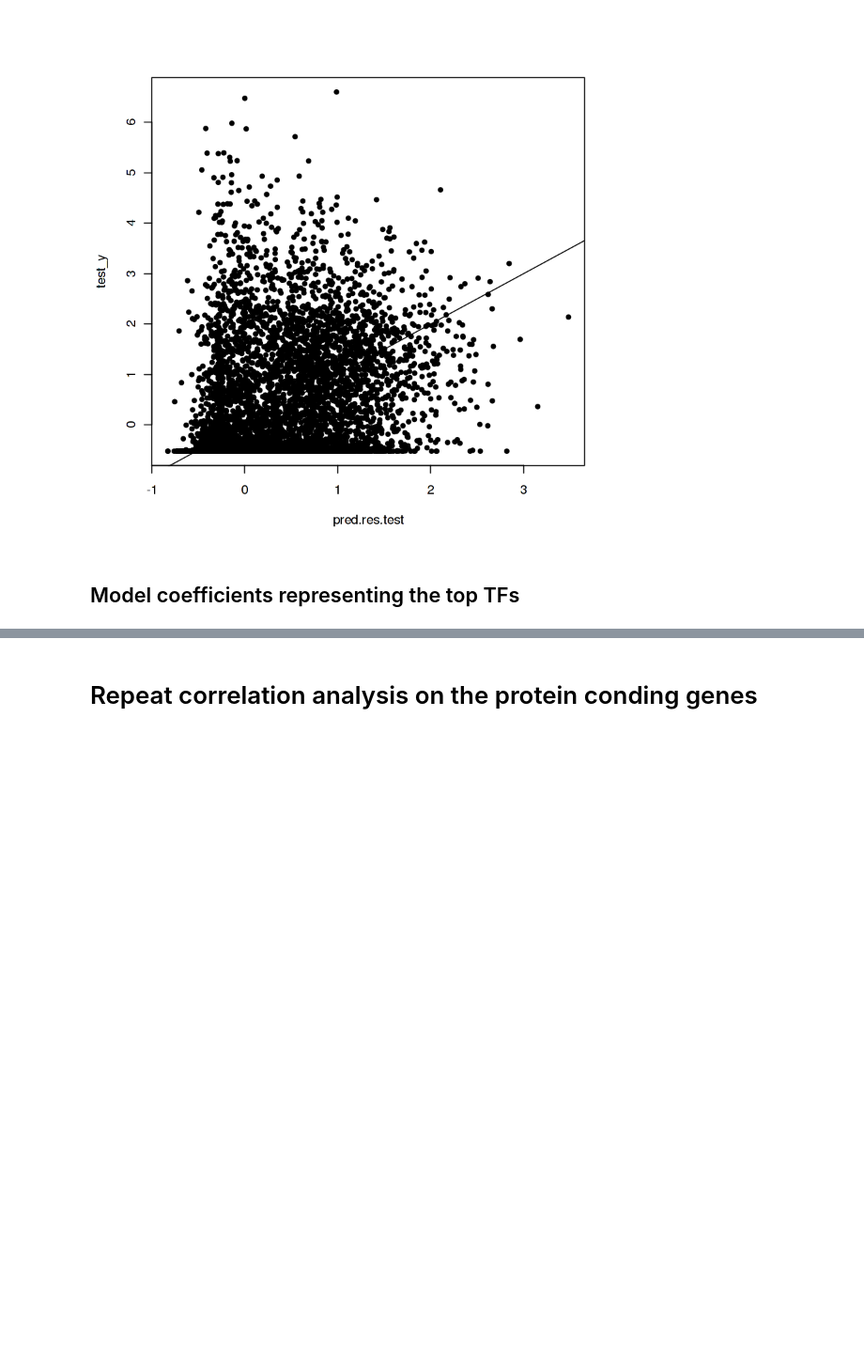
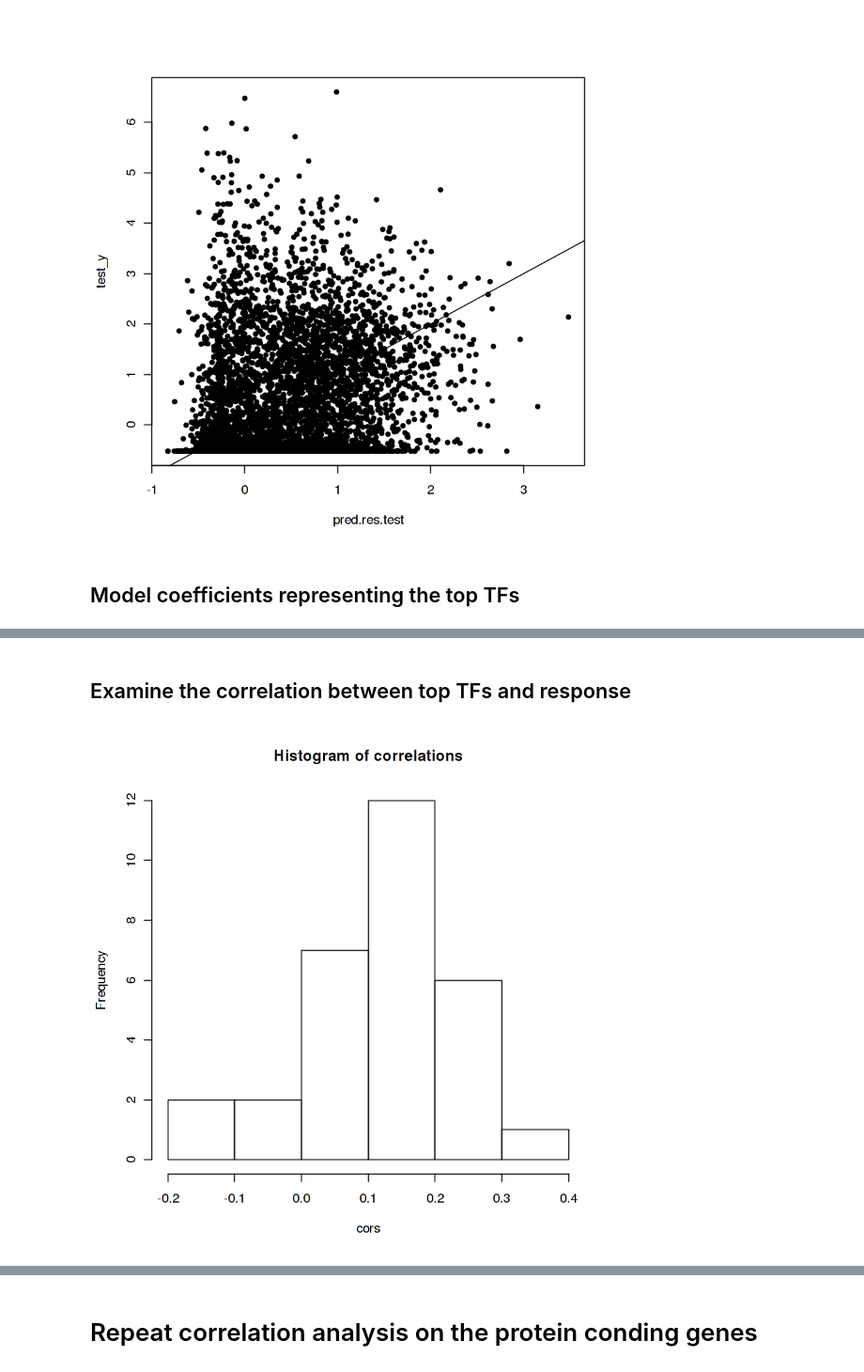
Before and after one commit to fba67/scMTL, a Jupyter notebook: feat2resp_bulk_LiHe_500bpWinTF.ipynb, the cells around one changed output, grey strips where cells are left out. Shown at 94% size. Drawn from its saved outputs; the diff is of its cells as text; code cells hidden in the pictures; blank space fills up the shorter version.

```diff
--- a/feat2resp_bulk_LiHe_500bpWinTF.ipynb
+++ b/feat2resp_bulk_LiHe_500bpWinTF.ipynb
@@ -245,0 +244,8 @@ barplot(as.numeric(final_el$beta)[top.tfs], las= 2, names.arg= tf.names[top.tfs]
+# %% [markdown]
+## Examine the correlation between top TFs and response
+# %%
+top_x <- train_x[, top.tfs]
+cors <- sapply(seq(ncol(top_x)), function(i)cor(c(top_x[, i], test_x[, top.tfs[i]]), c(train_y, test_y)))
+hist(cors, main= "Histogram of correlations")
+# %% [output]
+[figure, added]
```
Also changed, not shown: parts of 3 cells of this notebook.
